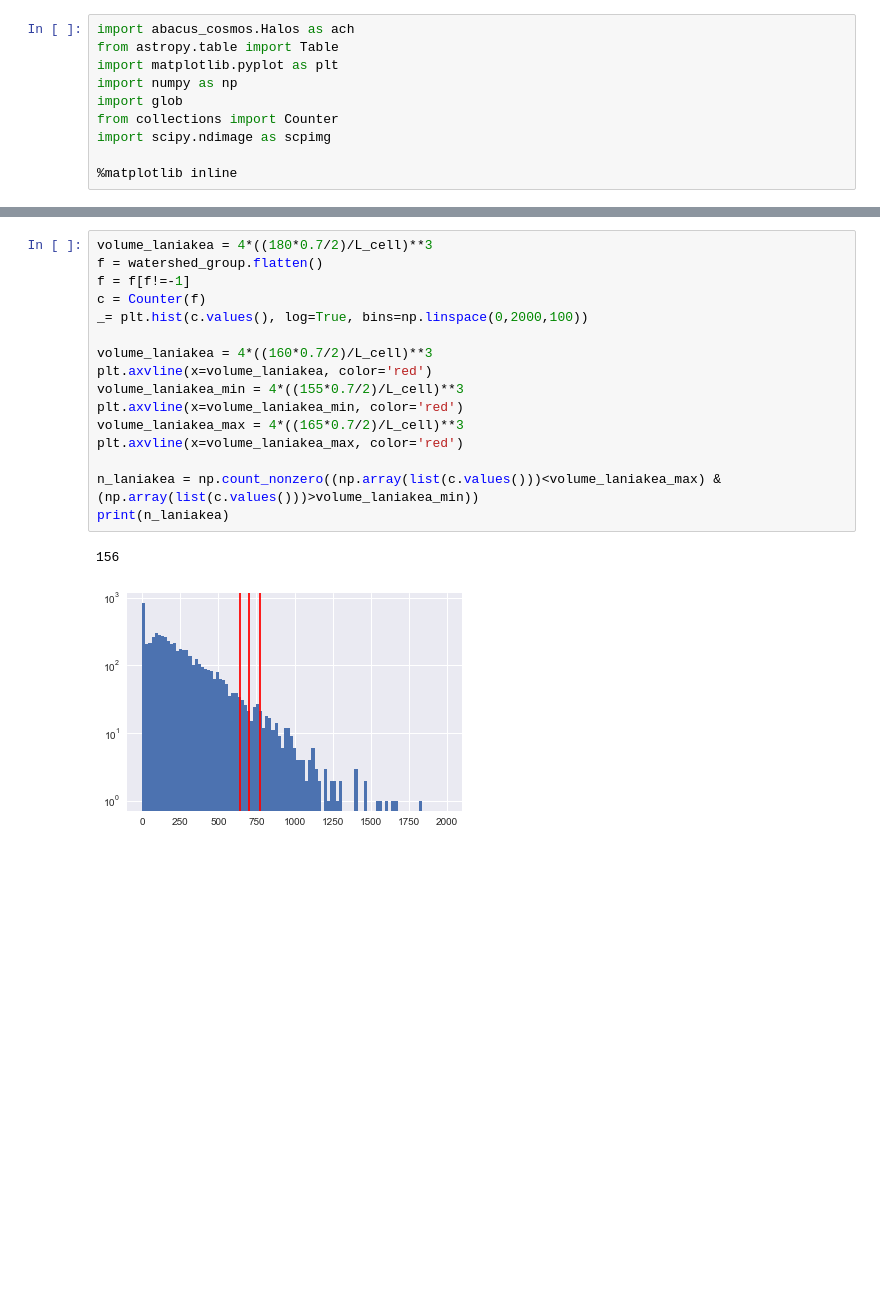
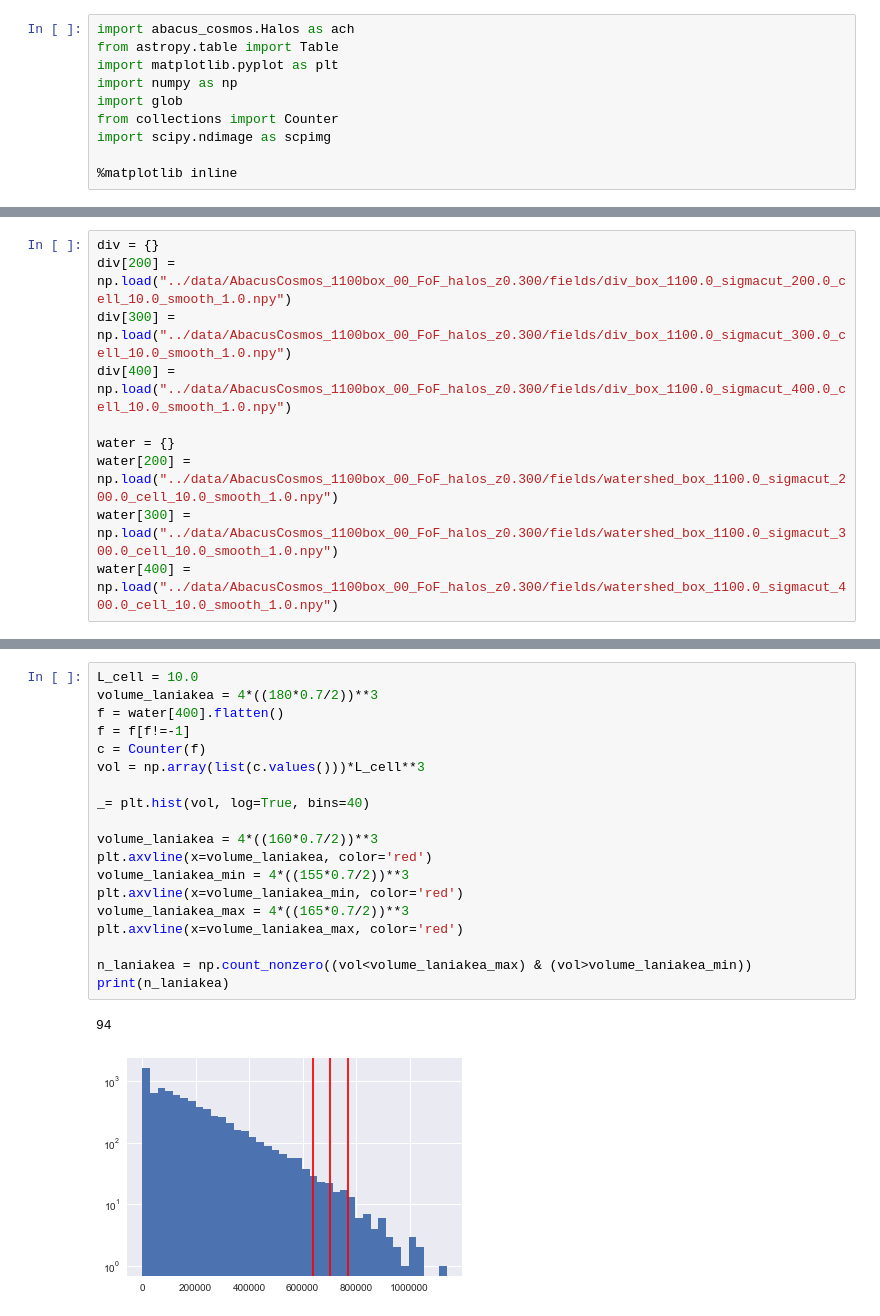
Before and after one commit to forero/abacus, a Jupyter notebook: nb/velocity_fields.ipynb, the cells around one changed output, grey strips where cells are left out. Cells and saved outputs as stored; diff of their text form; blank space fills up the shorter version.

```diff
--- a/nb/velocity_fields.ipynb
+++ b/nb/velocity_fields.ipynb
@@ -131 +11,11 @@ div = np.load('div_test.npy')
+# %%
+div = {}
+div[200] = np.load("../data/AbacusCosmos_1100box_00_FoF_halos_z0.300/fields/div_box_1100.0_sigmacut_200.0_cell_10.0_smooth_1.0.npy")
+div[300] = np.load("../data/AbacusCosmos_1100box_00_FoF_halos_z0.300/fields/div_box_1100.0_sigmacut_300.0_cell_10.0_smooth_1.0.npy")
+div[400] = np.load("../data/AbacusCosmos_1100box_00_FoF_halos_z0.300/fields/div_box_1100.0_sigmacut_400.0_cell_10.0_smooth_1.0.npy")
+
+water = {}
+water[200] = np.load("../data/AbacusCosmos_1100box_00_FoF_halos_z0.300/fields/watershed_box_1100.0_sigmacut_200.0_cell_10.0_smooth_1.0.npy")
+water[300] = np.load("../data/AbacusCosmos_1100box_00_FoF_halos_z0.300/fields/watershed_box_1100.0_sigmacut_300.0_cell_10.0_smooth_1.0.npy")
+water[400] = np.load("../data/AbacusCosmos_1100box_00_FoF_halos_z0.300/fields/watershed_box_1100.0_sigmacut_400.0_cell_10.0_smooth_1.0.npy")
 # %%
@@ -200,19 +67,22 @@ np.save('my_pert_test.npy', watershed_group)
 # %%
-volume_laniakea = 4*((180*0.7/2)/L_cell)**3
-f = watershed_group.flatten()
+L_cell = 10.0
+volume_laniakea = 4*((180*0.7/2))**3
+f = water[400].flatten()
 f = f[f!=-1]
 c = Counter(f)
-_= plt.hist(c.values(), log=True, bins=np.linspace(0,2000,100))
+vol = np.array(list(c.values()))*L_cell**3
 
-volume_laniakea = 4*((160*0.7/2)/L_cell)**3
+_= plt.hist(vol, log=True, bins=40)
+
+volume_laniakea = 4*((160*0.7/2))**3
 plt.axvline(x=volume_laniakea, color='red')
-volume_laniakea_min = 4*((155*0.7/2)/L_cell)**3
+volume_laniakea_min = 4*((155*0.7/2))**3
 plt.axvline(x=volume_laniakea_min, color='red')
-volume_laniakea_max = 4*((165*0.7/2)/L_cell)**3
+volume_laniakea_max = 4*((165*0.7/2))**3
 plt.axvline(x=volume_laniakea_max, color='red')
 
-n_laniakea = np.count_nonzero((np.array(list(c.values()))<volume_laniakea_max) & (np.array(list(c.values()))>volume_laniakea_min))
+n_laniakea = np.count_nonzero((vol<volume_laniakea_max) & (vol>volume_laniakea_min))
 print(n_laniakea)
 # %% [output]
-156
+94
-[figure, old version]
+[figure, new version]
```
Also changed, not shown: parts of 34 cells of this notebook.
